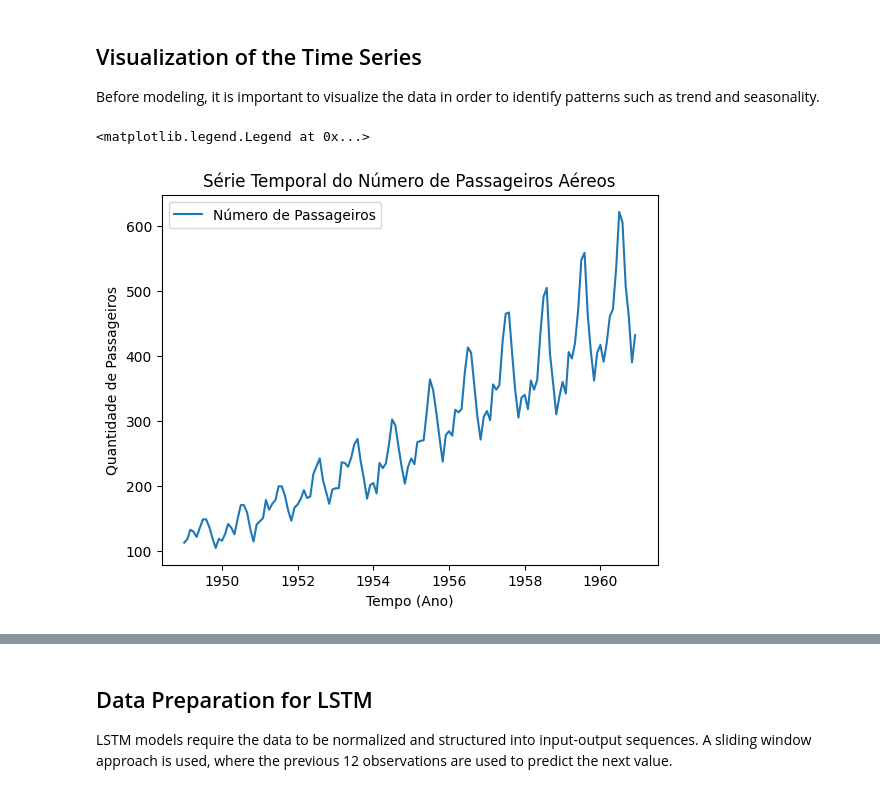
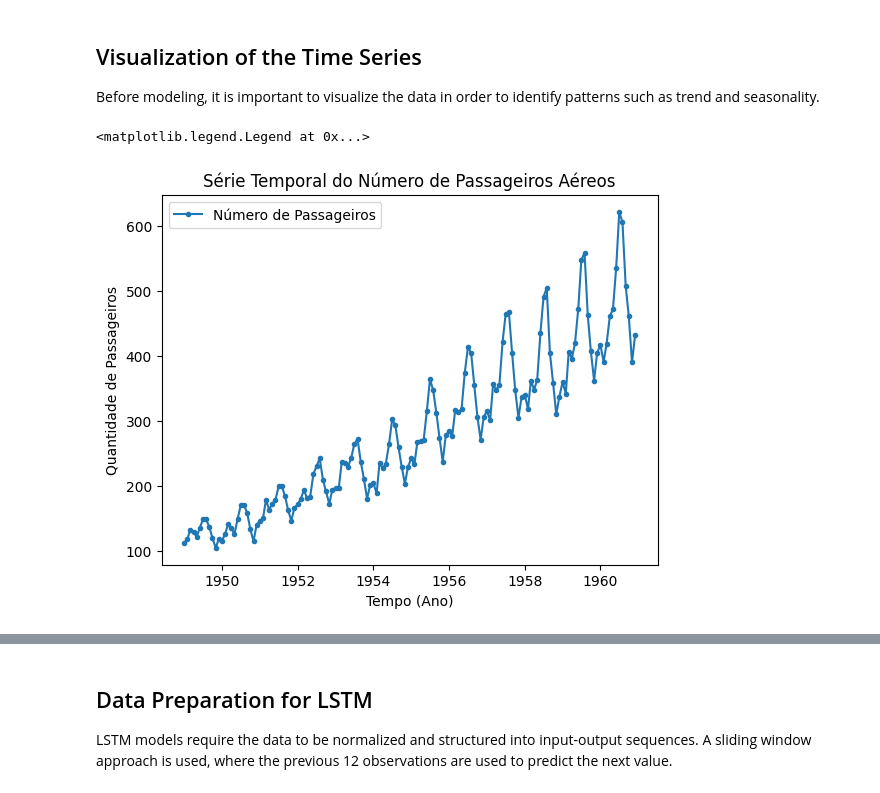
Before and after one commit to N-Merk/TimeSeries_forecasting-and-intervention-analysis, a Jupyter notebook: ModelIllustration.ipynb, the cells around one changed output, grey strips where cells are left out. Saved outputs shown, nothing was run; the diff lists cells and outputs as text; code cells hidden in the pictures.

```diff
--- a/ModelIllustration.ipynb
+++ b/ModelIllustration.ipynb
@@ -46,12 +38,12 @@ Month
 
 Before modeling, it is important to visualize the data in order to identify patterns such as trend and seasonality.
 # %%
-plt.plot(df, label="Número de Passageiros")
+plt.plot(df, marker='o', markersize=3, label="Número de Passageiros")
 plt.title("Série Temporal do Número de Passageiros Aéreos")
 plt.xlabel("Tempo (Ano)")
 plt.ylabel("Quantidade de Passageiros")
 plt.savefig("serie_temporal_passageiros_visualization_datos.png", dpi=300, bbox_inches='tight')
 plt.legend()
 # %% [output]
 <matplotlib.legend.Legend at 0x...>
-[figure, old version]
+[figure, new version]
```
Also changed, not shown: parts of 9 cells of this notebook, 5 other files.
